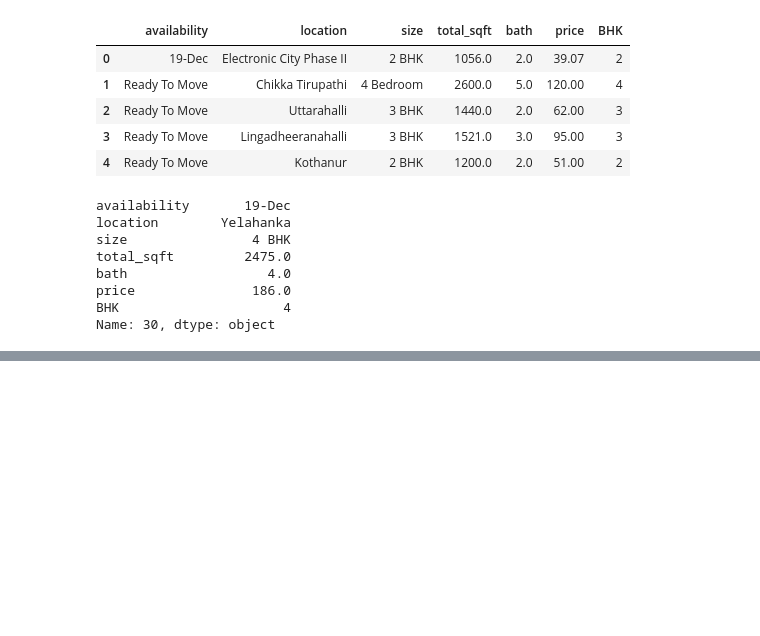
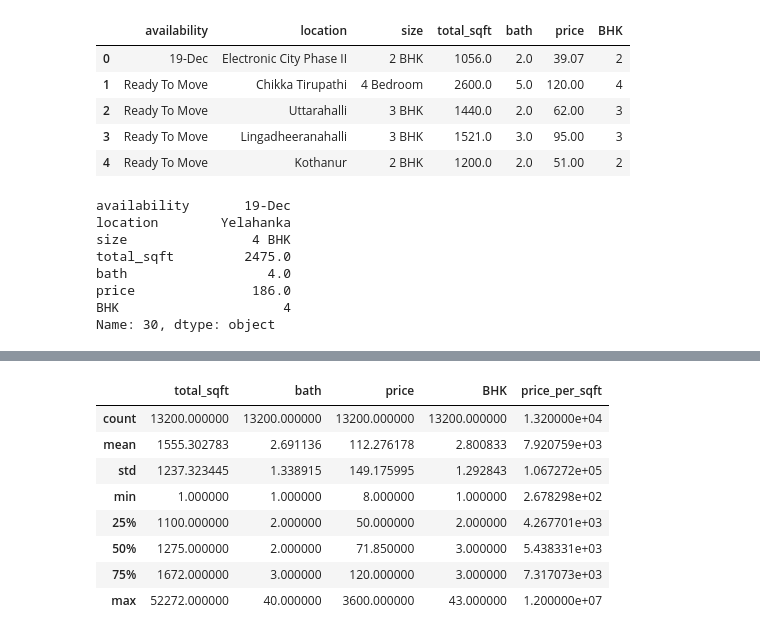
Before and after one commit to Aum-Patel1234/Machine-Learning, a Jupyter notebook: banglore-house-price-prediction/data_preprocessing.ipynb, the cells around one changed output, grey strips where cells are left out. Cells and saved outputs as stored; diff of their text form; code cells hidden in the pictures; blank space fills up the shorter version.

```diff
--- a/banglore-house-price-prediction/data_preprocessing.ipynb
+++ b/banglore-house-price-prediction/data_preprocessing.ipynb
@@ -157,0 +259,16 @@ Name: 30, dtype: object
+# %%
+# removing outliers
+df5.price_per_sqft = df5.price_per_sqft.astype("float")
+df5.total_sqft = df5.total_sqft.astype("float")
+# %%
+df5.describe()
+# %% [output]
+|  | total_sqft | bath | price | BHK | price_per_sqft |
+| count | 13200.000000 | 13200.000000 | 13200.000000 | 13200.000000 | 1.320000e+04 |
+| mean | 1555.302783 | 2.691136 | 112.276178 | 2.800833 | 7.920759e+03 |
+| std | 1237.323445 | 1.338915 | 149.175995 | 1.292843 | 1.067272e+05 |
+| min | 1.000000 | 1.000000 | 8.000000 | 1.000000 | 2.678298e+02 |
+| 25% | 1100.000000 | 2.000000 | 50.000000 | 2.000000 | 4.267701e+03 |
+| 50% | 1275.000000 | 2.000000 | 71.850000 | 3.000000 | 5.438331e+03 |
+| 75% | 1672.000000 | 3.000000 | 120.000000 | 3.000000 | 7.317073e+03 |
+| max | 52272.000000 | 40.000000 | 3600.000000 | 43.000000 | 1.200000e+07 |
```
Also changed, not shown: parts of 16 cells of this notebook, 2 other files.
